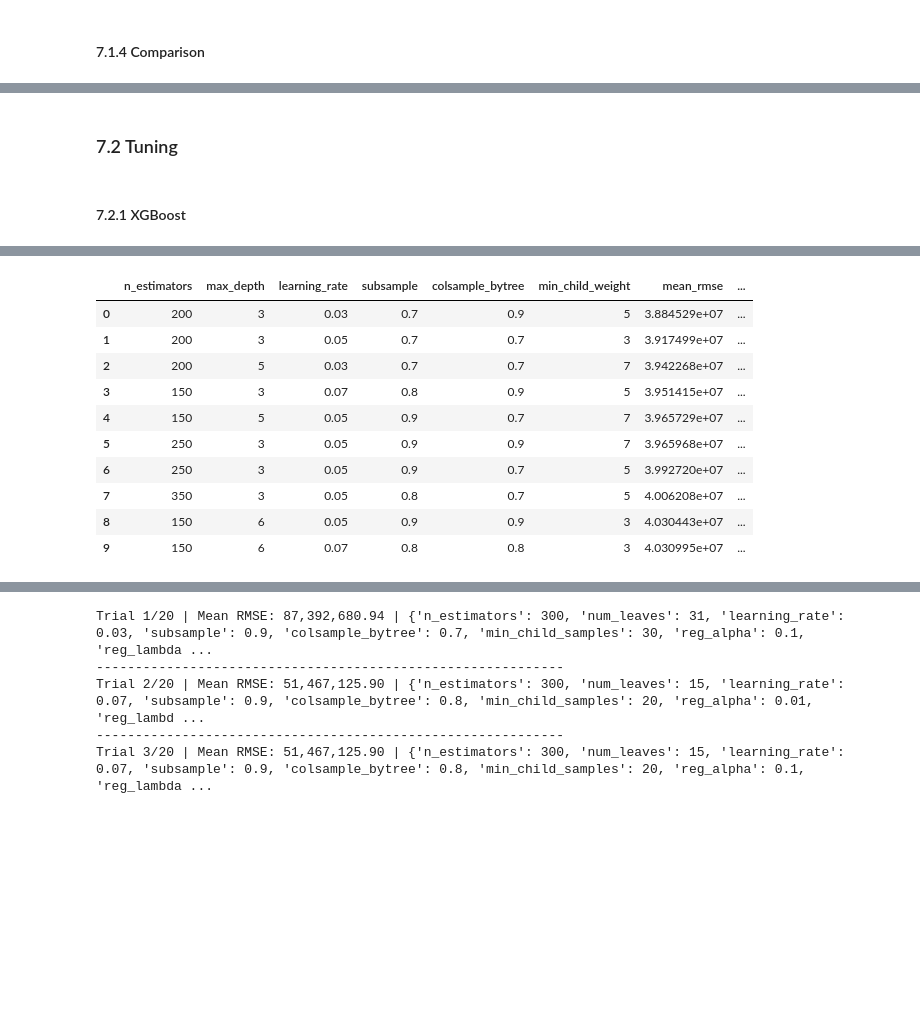
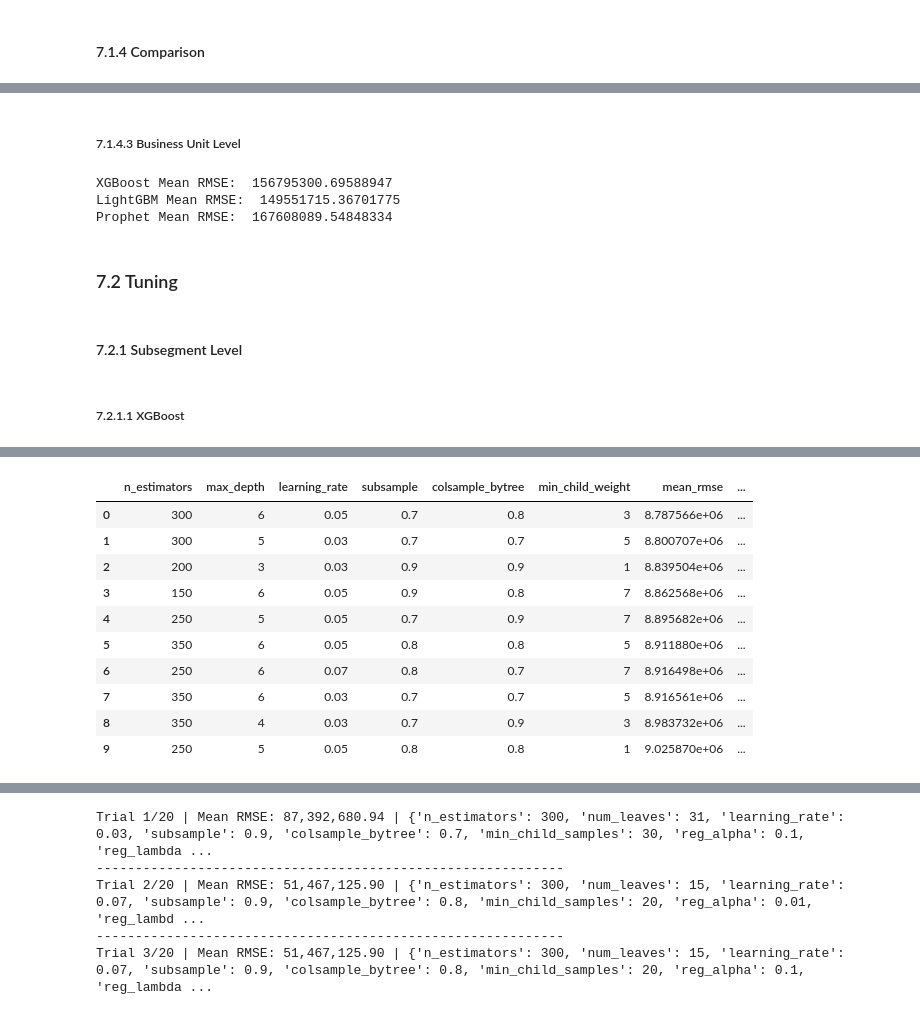
Before and after one commit to Alanog10/Siemens, a Jupyter notebook: Reconciliation.ipynb, the cells around one changed output, grey strips where cells are left out. Cells and saved outputs as stored; diff of their text form; code cells hidden in the pictures; blank space fills up the shorter version.

```diff
--- a/Reconciliation.ipynb
+++ b/Reconciliation.ipynb
@@ -1567,7 +1581,7 @@ for col in macro_cols:
 # %% [markdown]
 #### 6.1.5 Final Preprocessed Dataset
 # %%
-df_model = df.dropna().copy()
+df_model = macro_lags(time_features(revenue_roll(revenue_lags(df_fe)))).dropna().copy()
 
 target = 'y'
 
@@ -1997,0 +2189,37 @@ LightGBM Mean RMSE: 51505032.05765491
+# %%
+lgbm_results_bu = []
+
+for i, fold in enumerate(expanding_folds, 1):
+    train_df, val_df = get_expanding_fold(
+        df_bu_final,
+        train_end=fold['train_end'],
+        val_start=fold['val_start'],
+        val_end=fold['val_end']
+    )
+
+    X_train = train_df[final_features]
+    y_train = train_df['y']
+
+    X_val = val_df[final_features]
+    y_val = val_df['y']
+
+    model = lgb.LGBMRegressor(
+        n_estimators=200,
+        learning_rate=0.1,
+        num_leaves=31,
+        max_depth=-1,
+        subsample=0.8,
+        colsample_bytree=0.8,
+        random_state=42
+    )
+
+    model.fit(X_train, y_train)
+
+    y_pred = model.predict(X_val)
+    rmse = np.sqrt(mean_squared_error(y_val, y_pred))
+    lgbm_results_bu.append(rmse)
+
+    print(f"LightGBM Fold {i} RMSE: {rmse:,.2f}")
+
+print(lgbm_results_bu)
+print("LightGBM Mean RMSE:", np.mean(lgbm_results_bu))
@@ -2138,7 +2719,19 @@ Prophet Mean RMSE:  nan
+# %% [markdown]
+##### 7.1.4.3 Business Unit Level
+# %%
+print("XGBoost Mean RMSE: ", np.mean(xgb_results_bu))
+print("LightGBM Mean RMSE: ", np.mean(lgbm_results_bu))
+print("Prophet Mean RMSE: ", np.mean(prophet_results_bu))
+# %% [output]
+XGBoost Mean RMSE:  156795300.69588947
+LightGBM Mean RMSE:  149551715.36701775
+Prophet Mean RMSE:  167608089.54848334
 # %% [markdown]
 ### 7.2 Tuning
 # %% [markdown]
-#### 7.2.1 XGBoost
+#### 7.2.1 Subsegment Level
+# %% [markdown]
+##### 7.2.1.1 XGBoost
 # %%
 n_trials = 20  # número de combinações aleatórias a testar — aumentar para explorar mais
 xgb_random_results = []
@@ -2156,7 +2749,7 @@ for i in range(n_trials):
     fold_rmses = []
     for fold in expanding_folds:
         train_df, val_df = get_expanding_fold(
-            df_model, fold['train_end'], fold['val_start'], fold['val_end']
+            df_subseg_final, fold['train_end'], fold['val_start'], fold['val_end']
         )
         model = XGBRegressor(objective='reg:squarederror', random_state=42, n_jobs=-1, **params)
         model.fit(train_df[final_features], train_df['y'])
@@ -2171,6 +2764,6 @@ for i in range(n_trials):
     print(f"Trial {i+1}/{n_trials} | Mean RMSE: {result['mean_rmse']:,.2f} | {params}")
     print("-" * 60)
 
-xgb_random_df = pd.DataFrame(xgb_random_results).sort_values('mean_rmse').reset_index(drop=True)
-xgb_random_df.head(10)
+xgb_random_subseg = pd.DataFrame(xgb_random_results).sort_values('mean_rmse').reset_index(drop=True)
+xgb_random_subseg.head(10)
 # %% [output]
@@ -2193,13 +2786,13 @@ Trial 20/20 | Mean RMSE: 60,824,223.05 | {'n_estimators': 350, 'max_depth': 6, '
 ------------------------------------------------------------
 |  | n_estimators | max_depth | learning_rate | subsample | colsample_bytree | min_child_weight | mean_rmse | ... |
-| 0 | 200 | 3 | 0.03 | 0.7 | 0.9 | 5 | 3.884529e+07 | ... |
-| 1 | 200 | 3 | 0.05 | 0.7 | 0.7 | 3 | 3.917499e+07 | ... |
-| 2 | 200 | 5 | 0.03 | 0.7 | 0.7 | 7 | 3.942268e+07 | ... |
-| 3 | 150 | 3 | 0.07 | 0.8 | 0.9 | 5 | 3.951415e+07 | ... |
-| 4 | 150 | 5 | 0.05 | 0.9 | 0.7 | 7 | 3.965729e+07 | ... |
-| 5 | 250 | 3 | 0.05 | 0.9 | 0.9 | 7 | 3.965968e+07 | ... |
-| 6 | 250 | 3 | 0.05 | 0.9 | 0.7 | 5 | 3.992720e+07 | ... |
-| 7 | 350 | 3 | 0.05 | 0.8 | 0.7 | 5 | 4.006208e+07 | ... |
-| 8 | 150 | 6 | 0.05 | 0.9 | 0.9 | 3 | 4.030443e+07 | ... |
-| 9 | 150 | 6 | 0.07 | 0.8 | 0.8 | 3 | 4.030995e+07 | ... |
+| 0 | 300 | 6 | 0.05 | 0.7 | 0.8 | 3 | 8.787566e+06 | ... |
+| 1 | 300 | 5 | 0.03 | 0.7 | 0.7 | 5 | 8.800707e+06 | ... |
+| 2 | 200 | 3 | 0.03 | 0.9 | 0.9 | 1 | 8.839504e+06 | ... |
+| 3 | 150 | 6 | 0.05 | 0.9 | 0.8 | 7 | 8.862568e+06 | ... |
+| 4 | 250 | 5 | 0.05 | 0.7 | 0.9 | 7 | 8.895682e+06 | ... |
+| 5 | 350 | 6 | 0.05 | 0.8 | 0.8 | 5 | 8.911880e+06 | ... |
+| 6 | 250 | 6 | 0.07 | 0.8 | 0.7 | 7 | 8.916498e+06 | ... |
+| 7 | 350 | 6 | 0.03 | 0.7 | 0.7 | 5 | 8.916561e+06 | ... |
+| 8 | 350 | 4 | 0.03 | 0.7 | 0.9 | 3 | 8.983732e+06 | ... |
+| 9 | 250 | 5 | 0.05 | 0.8 | 0.8 | 1 | 9.025870e+06 | ... |
 # %% [markdown]
```
Also changed, not shown: parts of 64 cells of this notebook.
